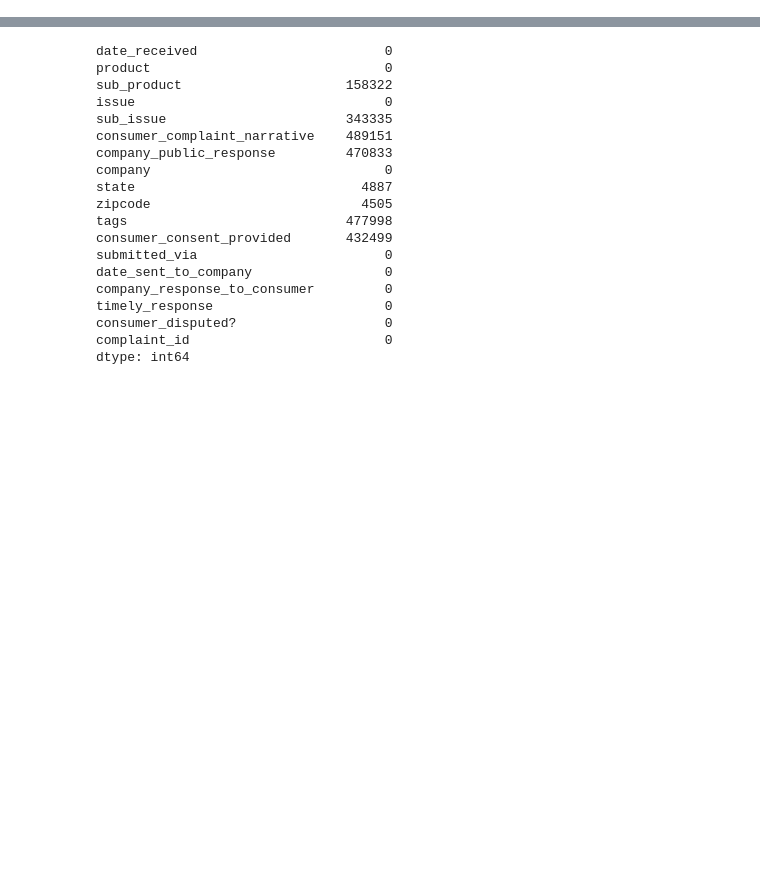
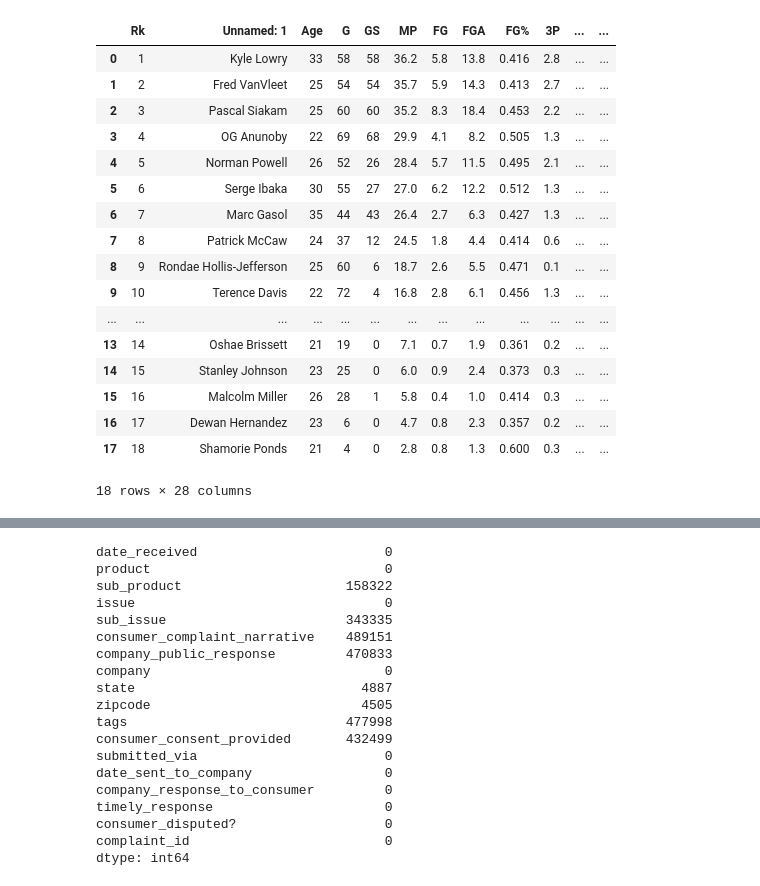
Before and after one commit to jasimdipu/value_base, a Jupyter notebook: consumer_complaints.ipynb, the cells around one changed output, grey strips where cells are left out. Saved outputs shown, nothing was run; the diff lists cells and outputs as text; code cells hidden in the pictures; blank space fills up the shorter version.

```diff
--- a/consumer_complaints.ipynb
+++ b/consumer_complaints.ipynb
@@ -11,3 +12,6 @@ df_json = pd.read_json("complaints.json")
+# %%
+# import data set in json format
+df_html = pd.read_html('https://www.basketball-reference.com/teams/TOR/2020.html')
 # %%
 df.head()
 # %% [output]
@@ -44,4 +48,25 @@ df_json.tail()
 | 1770242 | 2017-03-31 | Credit reporting |  | Credit reporting company's invest... | No notice of investigation status... | cfbp i would Like to file a compl... | Company has responded to the cons... | ... |
 | 1770243 | 2017-01-16 | Credit reporting |  | Incorrect information on credit r... | Account status | My husband and I are in the middl... | Company has responded to the cons... | ... |
 | 1770244 | 2018-03-07 | Mortgage | Other type of mortgage | Trouble during payment process |  |  | Company has responded to the cons... | ... |
+# %%
+df_html[1]
+# %% [output]
+|  | Rk | Unnamed: 1 | Age | G | GS | MP | FG | FGA | FG% | 3P | ... | ... |
+| 0 | 1 | Kyle Lowry | 33 | 58 | 58 | 36.2 | 5.8 | 13.8 | 0.416 | 2.8 | ... | ... |
+| 1 | 2 | Fred VanVleet | 25 | 54 | 54 | 35.7 | 5.9 | 14.3 | 0.413 | 2.7 | ... | ... |
+| 2 | 3 | Pascal Siakam | 25 | 60 | 60 | 35.2 | 8.3 | 18.4 | 0.453 | 2.2 | ... | ... |
+| 3 | 4 | OG Anunoby | 22 | 69 | 68 | 29.9 | 4.1 | 8.2 | 0.505 | 1.3 | ... | ... |
+| 4 | 5 | Norman Powell | 26 | 52 | 26 | 28.4 | 5.7 | 11.5 | 0.495 | 2.1 | ... | ... |
+| 5 | 6 | Serge Ibaka | 30 | 55 | 27 | 27.0 | 6.2 | 12.2 | 0.512 | 1.3 | ... | ... |
+| 6 | 7 | Marc Gasol | 35 | 44 | 43 | 26.4 | 2.7 | 6.3 | 0.427 | 1.3 | ... | ... |
+| 7 | 8 | Patrick McCaw | 24 | 37 | 12 | 24.5 | 1.8 | 4.4 | 0.414 | 0.6 | ... | ... |
+| 8 | 9 | Rondae Hollis-Jefferson | 25 | 60 | 6 | 18.7 | 2.6 | 5.5 | 0.471 | 0.1 | ... | ... |
+| 9 | 10 | Terence Davis | 22 | 72 | 4 | 16.8 | 2.8 | 6.1 | 0.456 | 1.3 | ... | ... |
+| ... | ... | ... | ... | ... | ... | ... | ... | ... | ... | ... | ... | ... |
+| 13 | 14 | Oshae Brissett | 21 | 19 | 0 | 7.1 | 0.7 | 1.9 | 0.361 | 0.2 | ... | ... |
+| 14 | 15 | Stanley Johnson | 23 | 25 | 0 | 6.0 | 0.9 | 2.4 | 0.373 | 0.3 | ... | ... |
+| 15 | 16 | Malcolm Miller | 26 | 28 | 1 | 5.8 | 0.4 | 1.0 | 0.414 | 0.3 | ... | ... |
+| 16 | 17 | Dewan Hernandez | 23 | 6 | 0 | 4.7 | 0.8 | 2.3 | 0.357 | 0.2 | ... | ... |
+| 17 | 18 | Shamorie Ponds | 21 | 4 | 0 | 2.8 | 0.8 | 1.3 | 0.600 | 0.3 | ... | ... |
+18 rows × 28 columns
 # %%
```
Also changed, not shown: parts of 17 cells of this notebook.
